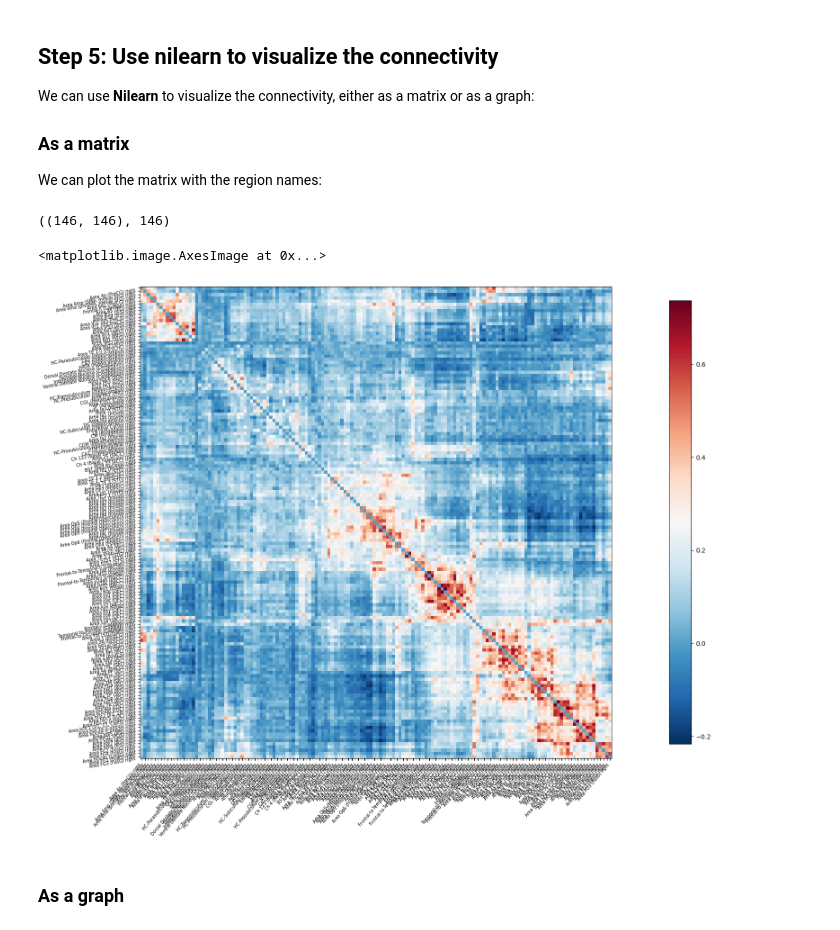
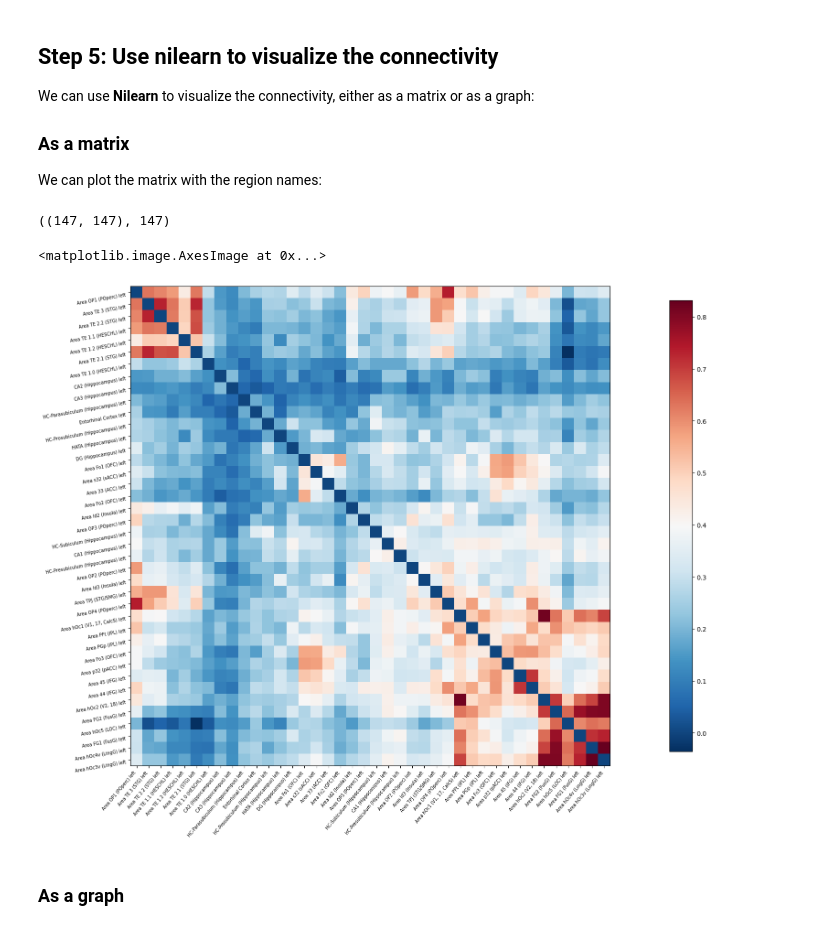
Before and after one commit to ymzayek/EBRAINS-Connectivity-Analysis, a Jupyter notebook: Notebooks/connectivity-analysis-pipeline.ipynb, the cells around one changed output. Saved outputs shown, nothing was run; the diff lists cells and outputs as text; code cells hidden in the pictures.

Commit message:
Adapt pipeline to IBC data

```diff
--- a/Notebooks/connectivity-analysis-pipeline.ipynb
+++ b/Notebooks/connectivity-analysis-pipeline.ipynb
@@ -41,10 +41,10 @@ pip install -e .
 # %% [markdown]
 If this is the first time you use siibra, you will have to provide an authentication token. See [here](https://kg.ebrains.eu/develop.html) how to getn EBRAINS account and prepare it for API tokens. The, we just need to visit the token endpoint:
 # %%
-import webbrowser
-webbrowser.open('https://nexus-iam.humanbrainproject.org/v0/oauth2/authorize')
-with siibra.QUIET:
-    siibra.set_ebrains_token(input("Enter your token here: "))
+#import webbrowser
+#webbrowser.open('https://nexus-iam.humanbrainproject.org/v0/oauth2/authorize')
+#with siibra.QUIET:
+#    siibra.set_ebrains_token(input("Enter your token here: "))
 # %% [markdown]
 ## Pipeline Steps
 # %% [markdown]
@@ -83,3 +78,13 @@ data = fetch_development_fmri(n_subjects=10)
+# %%
+import glob
+data = {
+    'func': glob.glob(
+        "/home/yasmin/nilearn/EBRAINS-Connectivity-Analysis/PreprocessedData_v1.0/*/*Social_dir-ap*.nii.gz"
+    ),
+    'confounds': glob.glob(
+        "/home/yasmin/nilearn/EBRAINS-Connectivity-Analysis/PreprocessedData_v1.0/*/*Social_dir-ap_desc-confounds_timeseries.tsv"
+    )
+}
 # %% [markdown]
 ## Step 2: Load an atlas from EBRAINS
 # %% [markdown]
@@ -195,6 +200,7 @@ import numpy as np
 names = {
     int(index.label):region.name
     for index, region in jubrain_mpm.regions.items()
+    if region.attrs['mapIndex'] == 0 #for LH to match fetched parcellation map
 }
 labels = list(names.values())
 
@@ -207,14 +213,14 @@ masker = NiftiLabelsMasker(labels_img = parcellation_map_niimg,
                            resampling_target="data", # Default value
                            standardize=True) # Standardize the signals
 time_series = []
-for func, confounds in zip(data.func, data.confounds):
+for func, confounds in zip(data['func'], data['confounds']):
     time_series.append(masker.fit_transform(func,
                                             confounds=confounds))
 
 labels = [names[l] for l in masker.labels_]
 # Small region got wiped out of the label image
 # which results in only 146 signals instead of 147
-assert 'MF (Amygdala) right' not in labels
+# assert 'MF (Amygdala) left' not in labels
 
 time_series = np.array(time_series)
 time_series.shape, len(names), len(np.unique(parcellation_map_niimg.get_fdata())), len(labels)
@@ -264,19 +270,22 @@ We can plot the matrix with the region names:
 # %%
 mean_correlation_matrix.shape, len(labels)
 # %% [output]
-((146, 146), 146)
+((147, 147), 147)
 # %%
 from nilearn.plotting import plot_matrix
 # Mask the main diagonal for visualization:
 np.fill_diagonal(mean_correlation_matrix, 0)
 # matrices are ordered for block-like representation
-plot_matrix(mean_correlation_matrix,
+# For readability show only first 40 labels
+start = 0
+end = 40
+plot_matrix(mean_correlation_matrix[start:end, start:end],
             figure=(16, 16),
-            labels=labels,
+            labels=labels[start:end],
             reorder=True)
 # %% [output]
 <matplotlib.image.AxesImage at 0x...>
-[figure, old version]
+[figure, new version]
 # %% [markdown]
 ### As a graph
 # %%
```
Also changed, not shown: parts of 12 cells of this notebook.
